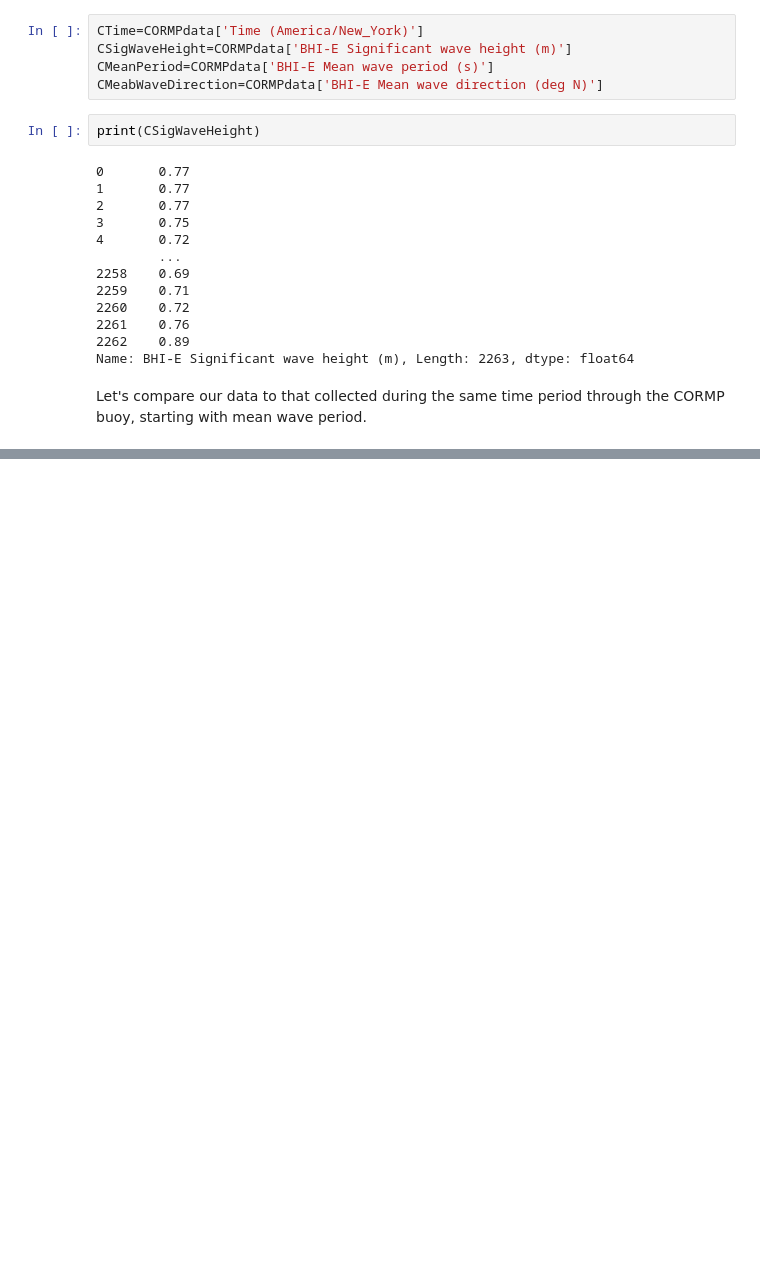
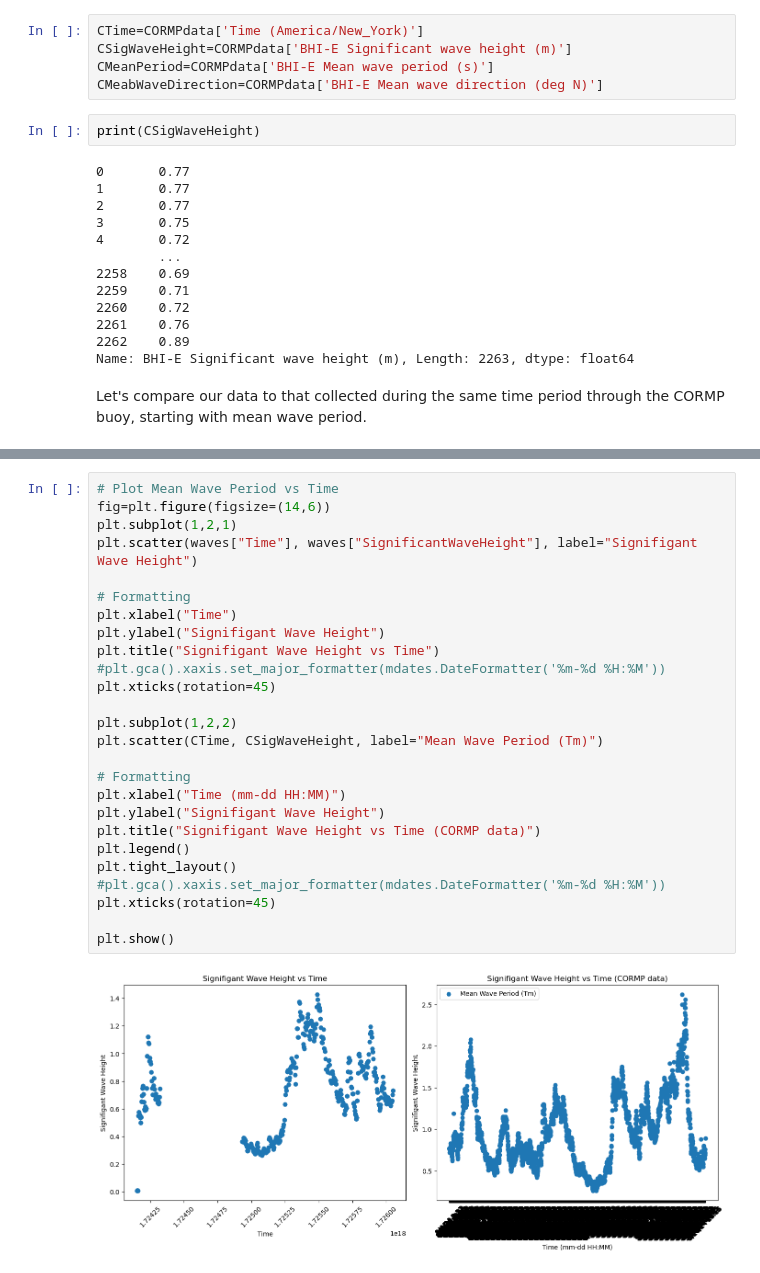
Before and after one commit to NCSU-CHAZ/BOEM-Oak-Island, a Jupyter notebook: notebooks/BOEM_bulkstats.ipynb, the cells around one changed output, grey strips where cells are left out. Saved outputs shown, nothing was run; the diff lists cells and outputs as text; blank space fills up the shorter version.

```diff
--- a/notebooks/BOEM_bulkstats.ipynb
+++ b/notebooks/BOEM_bulkstats.ipynb
@@ -248,0 +250,28 @@ AttributeError: module 'matplotlib.pyplot' has no attribute 'xaxis'
+# %%
+# Plot Mean Wave Period vs Time
+fig=plt.figure(figsize=(14,6))
+plt.subplot(1,2,1)
+plt.scatter(waves["Time"], waves["SignificantWaveHeight"], label="Signifigant Wave Height")
+
+# Formatting
+plt.xlabel("Time")
+plt.ylabel("Signifigant Wave Height")
+plt.title("Signifigant Wave Height vs Time")
+#plt.gca().xaxis.set_major_formatter(mdates.DateFormatter('%m-%d %H:%M'))
+plt.xticks(rotation=45)
+
+plt.subplot(1,2,2)
+plt.scatter(CTime, CSigWaveHeight, label="Mean Wave Period (Tm)")
+
+# Formatting
+plt.xlabel("Time (mm-dd HH:MM)")
+plt.ylabel("Signifigant Wave Height")
+plt.title("Signifigant Wave Height vs Time (CORMP data)")
+plt.legend()
+plt.tight_layout()
+#plt.gca().xaxis.set_major_formatter(mdates.DateFormatter('%m-%d %H:%M'))
+plt.xticks(rotation=45)
+
+plt.show()
+# %% [output]
+[figure, added]
```
Also changed, not shown: parts of 1 cell of this notebook.
